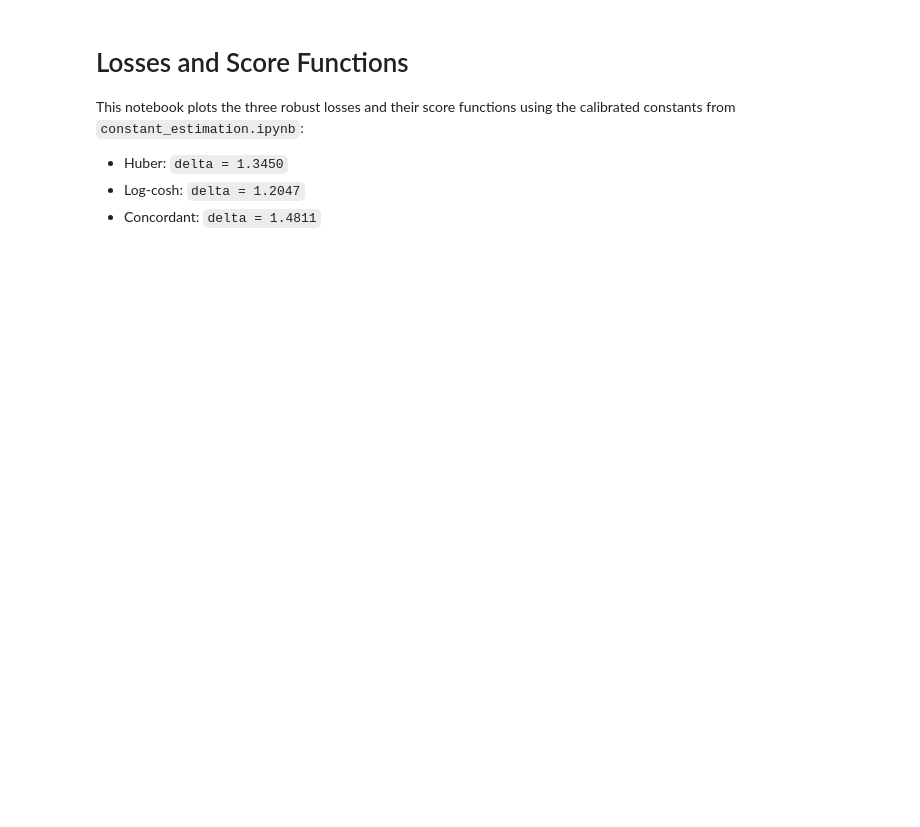
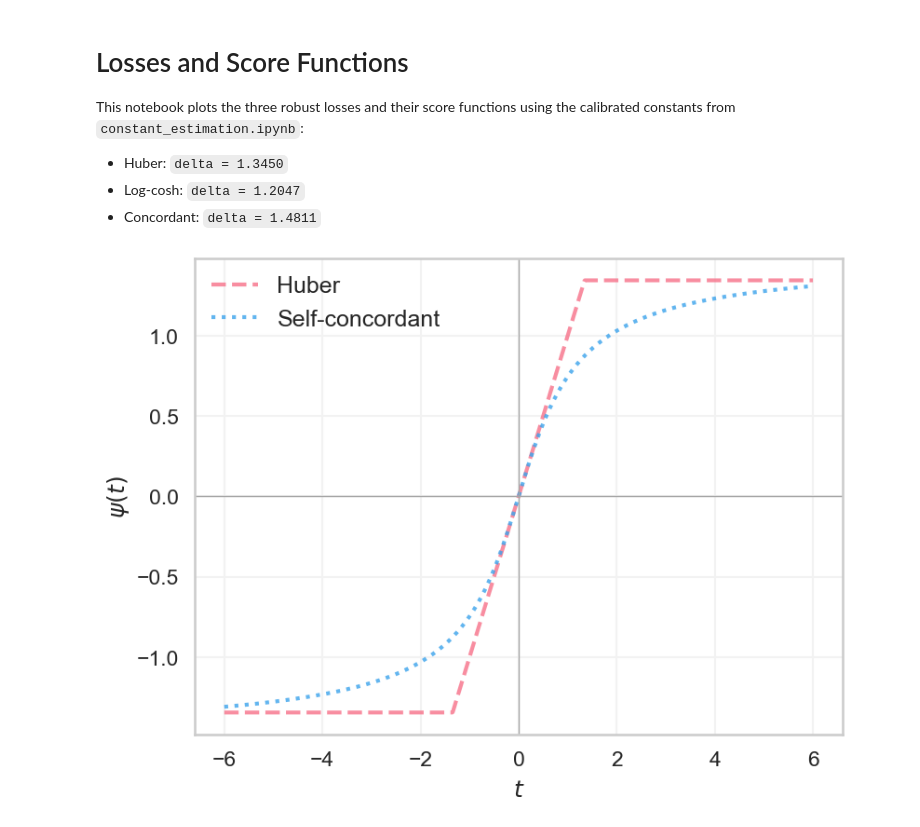
Before and after one commit to keanson/Threshold-Breakdown, a Jupyter notebook: src/ftbp/experiments/losses.ipynb, the cells around one changed output. Saved outputs shown, nothing was run; the diff lists cells and outputs as text; code cells hidden in the pictures; blank space fills up the shorter version.

```diff
--- a/src/ftbp/experiments/losses.ipynb
+++ b/src/ftbp/experiments/losses.ipynb
@@ -102,3 +102,68 @@ fig.legend(handles, labels, loc='upper center', bbox_to_anchor=(0.5, 0), ncols=3
 
 # plt.show()
 plt.savefig('losses.pdf', bbox_inches='tight')
+# %%
+DELTAS = {
+    "huber": 1.3450,
+    "concordant": 1.4811,
+}
+
+sns.set_style("whitegrid")    # e.g. “darkgrid”, “ticks”, “white”
+sns.set_context("talk")       # options: “paper”, “notebook”, “talk”, “poster”
+palette = sns.color_palette("husl", 3)
+sns.set_style("whitegrid", {'grid.color': '#F2F2F2'})
+r = np.linspace(-6.0, 6.0, 1201)
+
+# fig, axes = plt.subplots(1, 2, figsize=(12, 4.8), sharex=True, constrained_layout=True)
+
+# for loss_type, delta in DELTAS.items():
+    # score = score_curve(r, delta=delta, loss_type=loss_type)
+    # rho = loss_curve(r, delta=delta, loss_type=loss_type)
+    # label = f"{loss_type}"
+
+#     # different linestyles for the loss curves to make them more distinguishable when printed in black and white
+#     axes[0].plot(r, rho, lw=3, color=COLORS[loss_type], label=label, alpha=0.8, linestyle="-." if loss_type == "logcosh" else "--" if loss_type == "huber" else ":")
+#     axes[1].plot(r, score, lw=3, color=COLORS[loss_type], label=label, alpha=0.8, linestyle="-." if loss_type == "logcosh" else "--" if loss_type == "huber" else ":")
+
+# axes[0].set_title("Loss $\\rho(t)$")
+
+fig = plt.figure(figsize=(8, 5.9), constrained_layout=True)
+for loss_type, delta in DELTAS.items():
+    score = score_curve(r, delta=delta, loss_type=loss_type)
+    rho = loss_curve(r, delta=delta, loss_type=loss_type)
+    label = f"{loss_type}"
+    plt.plot(r, score, lw=3, color=COLORS[loss_type], label=label, alpha=0.8, linestyle="-." if loss_type == "logcosh" else "--" if loss_type == "huber" else ":")
+
+plt.axhline(0.0, color="0.65", lw=1)
+plt.axvline(0.0, color="0.65", lw=1)
+# plt.grid(True, alpha=0.35)
+
+# for ax in axes:
+#     ax.axhline(0.0, color="0.65", lw=1)
+#     ax.axvline(0.0, color="0.65", lw=1)
+#     ax.grid(True, alpha=0.35)
+#     ax.set_xlabel("$t$")
+
+# fig.set_ylabel("Value")
+# axes[1].legend(frameon=False, loc="upper left")
+# change legend name to be uppercase
+
+# handles, labels = plt.get_legend_handles_labels()
+# for label in labels:
+#     if label == "huber":
+#         labels[labels.index(label)] = "Huber"
+#     elif label == "logcosh":
+#         labels[labels.index(label)] = "Logcosh"
+#     elif label == "concordant":
+#         labels[labels.index(label)] = "Self-concordant"
+# large text size for legend?
+fig.legend(handles, labels, loc='upper left', bbox_to_anchor=(0.12, 1), ncols=1, frameon=False, fontsize=18)
+
+plt.ylabel("$\\psi(t)$")
+plt.xlabel("$t$", labelpad=8)
+# plt.tight_layout()
+
+# plt.show()
+plt.savefig('losses_poster.pdf', bbox_inches='tight')
+# %% [output]
+[figure, added]
```
Also changed, not shown: 15 other files.
